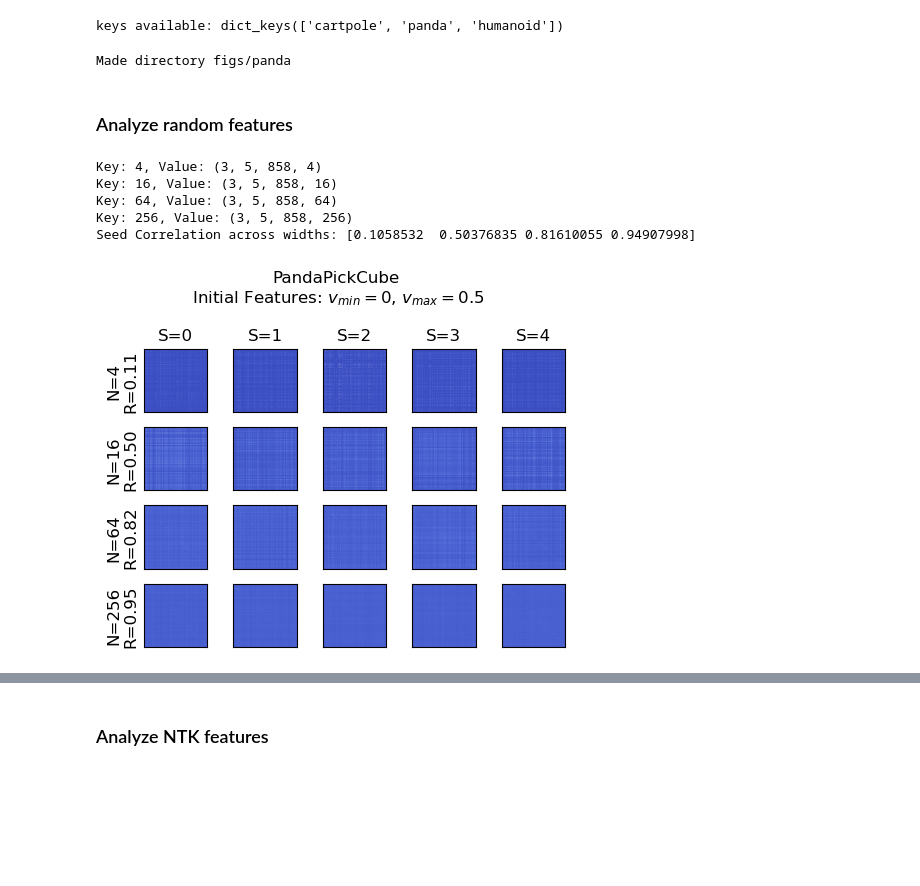
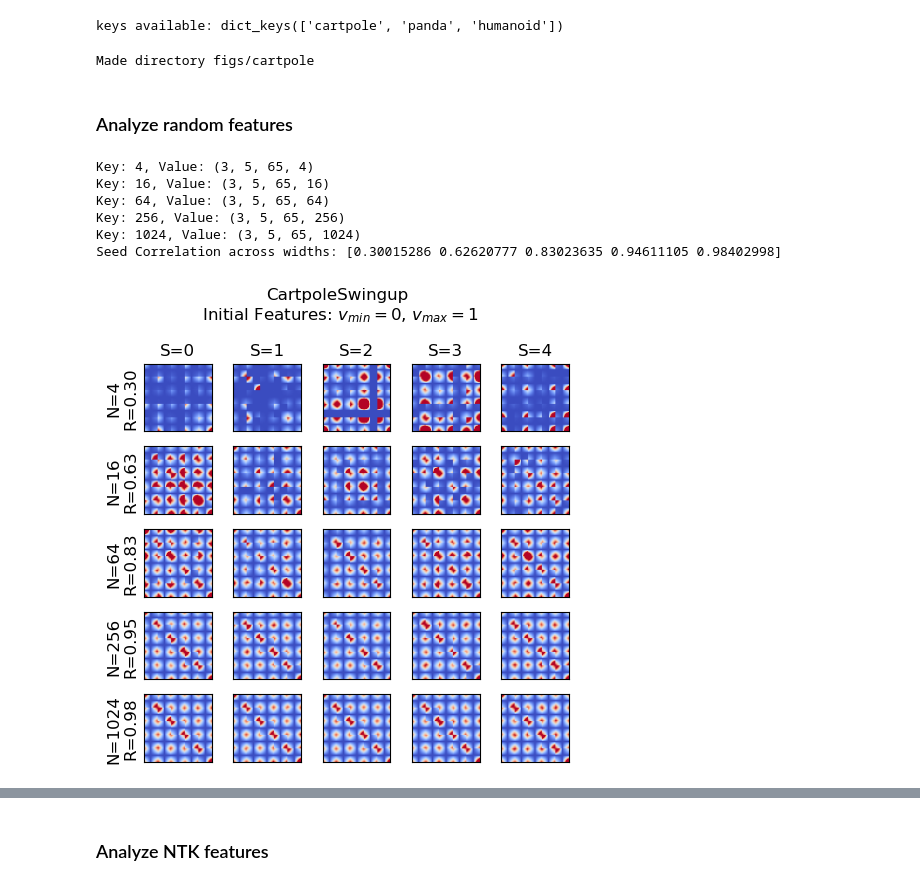
Before and after one commit to mgkumar138/mup_rl, a Jupyter notebook: analysis/features/plot_feature_kernels.ipynb, the cells around one changed output, grey strips where cells are left out. Saved outputs shown, nothing was run; the diff lists cells and outputs as text; code cells hidden in the pictures; blank space fills up the shorter version.

Commit message:
across scaling

```diff
--- a/analysis/features/plot_feature_kernels.ipynb
+++ b/analysis/features/plot_feature_kernels.ipynb
@@ -17,7 +17,7 @@ print(f"keys available: {old_configs.keys()}")
 keys available: dict_keys(['cartpole', 'panda', 'humanoid'])
 # %%
 # choose experiment data
-config_name = 'panda'
+config_name = 'cartpole'
 plot_dir = "figs"
 # %%
 config = old_configs[config_name]
@@ -35,7 +35,7 @@ fig_dir = os.path.join(plot_dir, config_name)
 os.makedirs(fig_dir, exist_ok=True)
 print(f"Made directory {fig_dir}")
 # %% [output]
-Made directory figs/panda
+Made directory figs/cartpole
 # %%
 
 # load the file
@@ -43,11 +43,13 @@ data = np.load(file_anal, allow_pickle=True)
 feature_layers_dict_loaded = data["feature_layers_dict"].item()
 hdensity_loaded = data["hdensity"]
 # # entropys_loaded = data["entropys"]
-# logits_loaded = data["logits"]
+logits_loaded = data["logits"]
 # # scales_loaded = data["scales"]
 # # value_feature_layers_dict_loaded = data["value_feature_layers_dict"].item()
 # # value_preds_loaded = data["value_preds"]
 # # policy_actions_loaded = data["policy_actions"]
+samples = logits_loaded.shape[3]
+Ks = np.zeros([3, len(layer_sizes), num_seeds, samples, samples])
 
 # # Get temporal data
 # temporal_data = np.load(temporal_anal, allow_pickle=True)
@@ -70,9 +72,9 @@ scaling = 0 # 0: initial, 1: NTK, 2: muP
 
 name = name_list[scaling]
 
-N_to_plot = [4, 16, 64, 256]
-f, ax = plt.subplots(4, 5, figsize=(1*5, 1*4))
-vmax = 0.5
+N_to_plot = [4, 16, 64, 256, 1024]
+f, ax = plt.subplots(5, 5, figsize=(1*5, 1*5))
+vmax = 1
 l = 0
 f.suptitle(f"{env_name}\n {name} Features: $v_{{min}}=0$, $v_{{max}}={vmax}$")
 
@@ -85,40 +87,42 @@ for key, feat in feature_layers_dict_loaded.items():
     if key not in N_to_plot:
         continue
     print(f"Key: {key}, Value: {feat.shape}")
 
     storex = []
     store = []
-    for s in range(5):
+    for s in range(num_seeds):
         x = feat[scaling, s]
         k = x@x.T / key
         im = ax[l, s].imshow(k, aspect='equal',cmap='coolwarm',vmin=0, vmax=vmax)
         # plt.colorbar(im, ax=ax[l,s])
         ax[l,s].set_xticks([])
         ax[l,s].set_yticks([])
+        Ks[scaling, layer_sizes.index(key),s] = k
         storex.append(k.reshape(1,-1))
         store.append(x)
         ax[0,s].set_title(f"S={s}",fontsize=12)
 
     # compute cross sim
     storex = np.concatenate(storex, axis=0)
     tri_vals = np.corrcoef(storex)
     feat_sim[l] = tri_vals[np.triu_indices_from(tri_vals, k=1)].mean()
 
 
     ax[l, 0].set_ylabel(f"N={key}\nR={feat_sim[l]:.2f}", fontsize=12)
     H.append(storex)
     Hx.append(store)
     l +=1
 f.tight_layout()
 f.savefig(f"{fig_dir}/feature_seed_{name}_{env_name}_vmax{vmax}.pdf",bbox_inches='tight')
 print("Seed Correlation across widths:", feat_sim)
 # %% [output]
-Key: 4, Value: (3, 5, 858, 4)
-Key: 16, Value: (3, 5, 858, 16)
-Key: 64, Value: (3, 5, 858, 64)
-Key: 256, Value: (3, 5, 858, 256)
-Seed Correlation across widths: [0.1058532  0.50376835 0.81610055 0.94907998]
+Key: 4, Value: (3, 5, 65, 4)
+Key: 16, Value: (3, 5, 65, 16)
+Key: 64, Value: (3, 5, 65, 64)
+Key: 256, Value: (3, 5, 65, 256)
+Key: 1024, Value: (3, 5, 65, 1024)
+Seed Correlation across widths: [0.30015286 0.62620777 0.83023635 0.94611105 0.98402998]
-[figure, old version]
+[figure, new version]
 # %%
 # get individual colors from viridis
 
```
Also changed, not shown: parts of 15 cells of this notebook, 1 other file.
